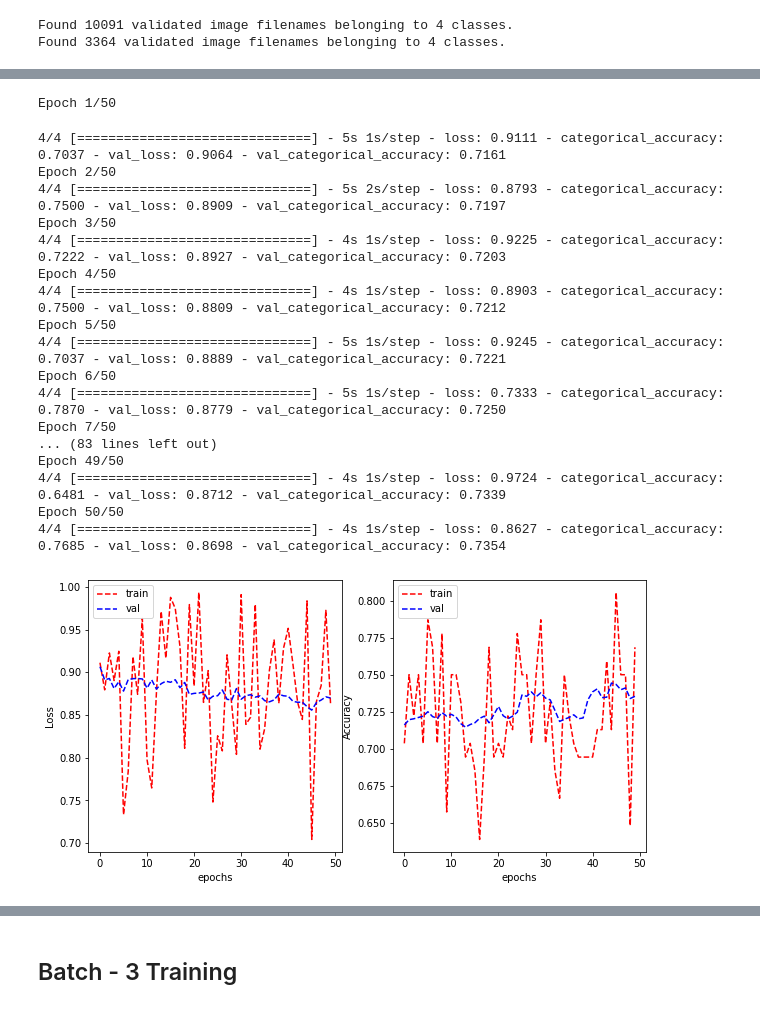
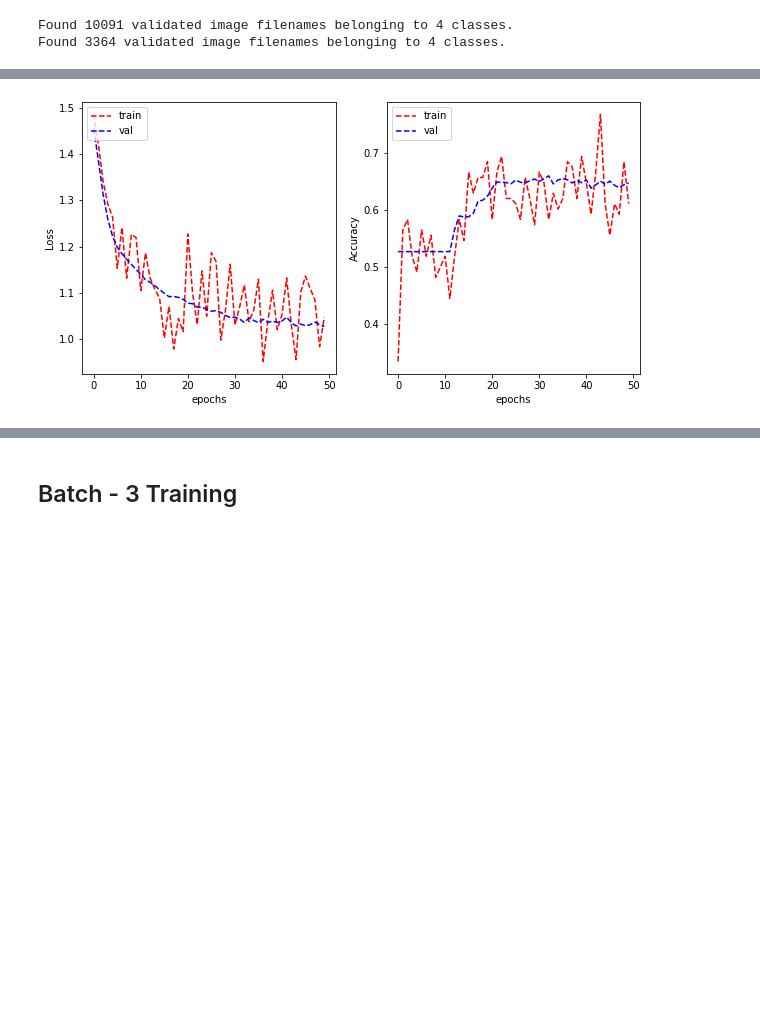
Before and after one commit to ngkarthi71/colon-cancer-analysis, a Jupyter notebook: colon_cancer_analysis.ipynb, the cells around one changed output, grey strips where cells are left out. Drawn from its saved outputs; the diff is of its cells as text; code cells hidden in the pictures; blank space fills up the shorter version.

```diff
--- a/colon_cancer_analysis.ipynb
+++ b/colon_cancer_analysis.ipynb
@@ -178,5 +178,11 @@ base_model.evaluate(cell_train_generator)
 # %%
 preds = []
+filenames = cell_train_generator.filenames
+N_images = len(filenames)
+batches = 0
+
 for i in range(0, 3462):
     preds.append(np.argmax(base_model.predict(cell_train_generator[i][0])))
-preds
+    batches += 1
+    if batches >= N_images / 1:
+        break
@@ -511,7 +465,14 @@ batch_1_base.evaluate(cell_train_generator)
 # %%
 preds = []
-for i in range(0, 3461):
-    preds.append(np.argmax(batch_1_base.predict(cell_train_generator[i][0])))
+filenames = cell_train_generator.filenames
+N_images = len(filenames)
+batches = 0
+
+for i in range(0, 3462):
+    preds.append(np.argmax(base_model.predict(cell_train_generator[i][0])))
+    batches += 1
+    if batches >= N_images / 1:
+        break
 train_data_1.drop(['cellType'], axis=1, inplace=True)
 train_data_1['cellType'] = preds
 train_batch_2 = pd.concat([train_batch_1, train_data_1])
@@ -613,31 +574,13 @@ Trainable params: 9,220
 Non-trainable params: 116,380
 _________________________________________________________________
 # %%
-cell_history = batch_2_model.fit_generator(cell_train_generator_2, validation_data = cell_validation_generator_2, epochs=50, steps_per_epoch=4)
+cell_history = batch_2_model.fit_generator(cell_train_generator_2, validation_data = cell_validation_generator_2, epochs=50, steps_per_epoch=4, verbose=0)
 
 plot_learning_curve(cell_history.history['loss'], cell_history.history['val_loss'],
                     cell_history.history['categorical_accuracy'], cell_history.history['val_categorical_accuracy'],
                     metric_name='Accuracy')
 # %% [output]
-Epoch 1/50
-4/4 [==============================] - 5s 1s/step - loss: 0.9111 - categorical_accuracy: 0.7037 - val_loss: 0.9064 - val_categorical_accuracy: 0.7161
-Epoch 2/50
-4/4 [==============================] - 5s 2s/step - loss: 0.8793 - categorical_accuracy: 0.7500 - val_loss: 0.8909 - val_categorical_accuracy: 0.7197
-Epoch 3/50
-4/4 [==============================] - 4s 1s/step - loss: 0.9225 - categorical_accuracy: 0.7222 - val_loss: 0.8927 - val_categorical_accuracy: 0.7203
-Epoch 4/50
-4/4 [==============================] - 4s 1s/step - loss: 0.8903 - categorical_accuracy: 0.7500 - val_loss: 0.8809 - val_categorical_accuracy: 0.7212
-Epoch 5/50
-4/4 [==============================] - 5s 1s/step - loss: 0.9245 - categorical_accuracy: 0.7037 - val_loss: 0.8889 - val_categorical_accuracy: 0.7221
-Epoch 6/50
-4/4 [==============================] - 5s 1s/step - loss: 0.7333 - categorical_accuracy: 0.7870 - val_loss: 0.8779 - val_categorical_accuracy: 0.7250
-Epoch 7/50
-... (83 lines left out)
-Epoch 49/50
-4/4 [==============================] - 4s 1s/step - loss: 0.9724 - categorical_accuracy: 0.6481 - val_loss: 0.8712 - val_categorical_accuracy: 0.7339
-Epoch 50/50
-4/4 [==============================] - 4s 1s/step - loss: 0.8627 - categorical_accuracy: 0.7685 - val_loss: 0.8698 - val_categorical_accuracy: 0.7354
-[figure, old version]
+[figure, new version]
 # %%
 test_data['cellType'] = test_data['cellType'].astype('str')
 
```
Also changed, not shown: parts of 31 cells of this notebook, 3 other files.
